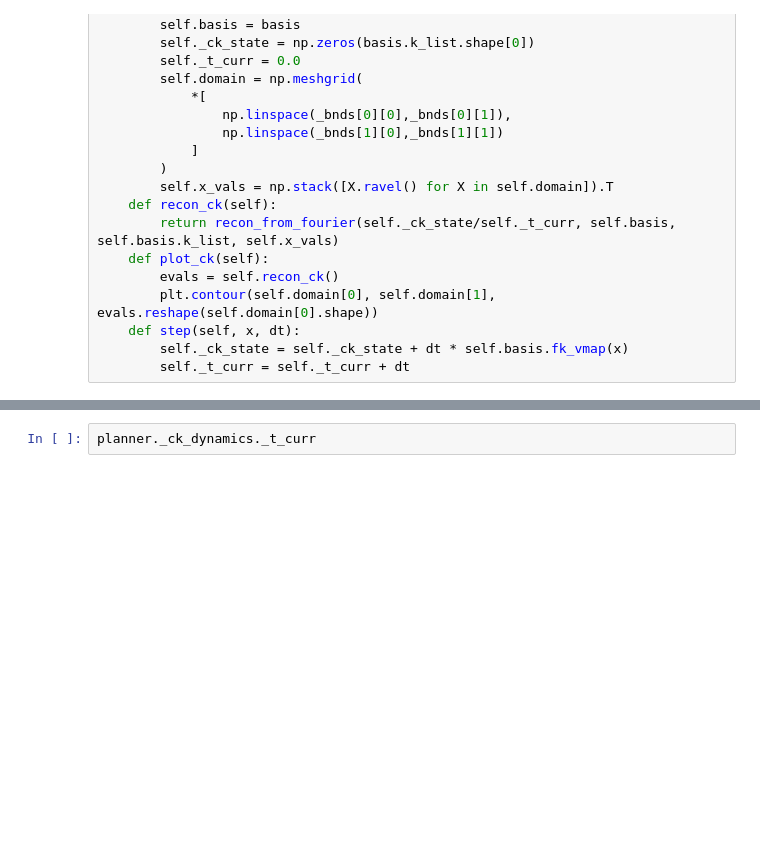
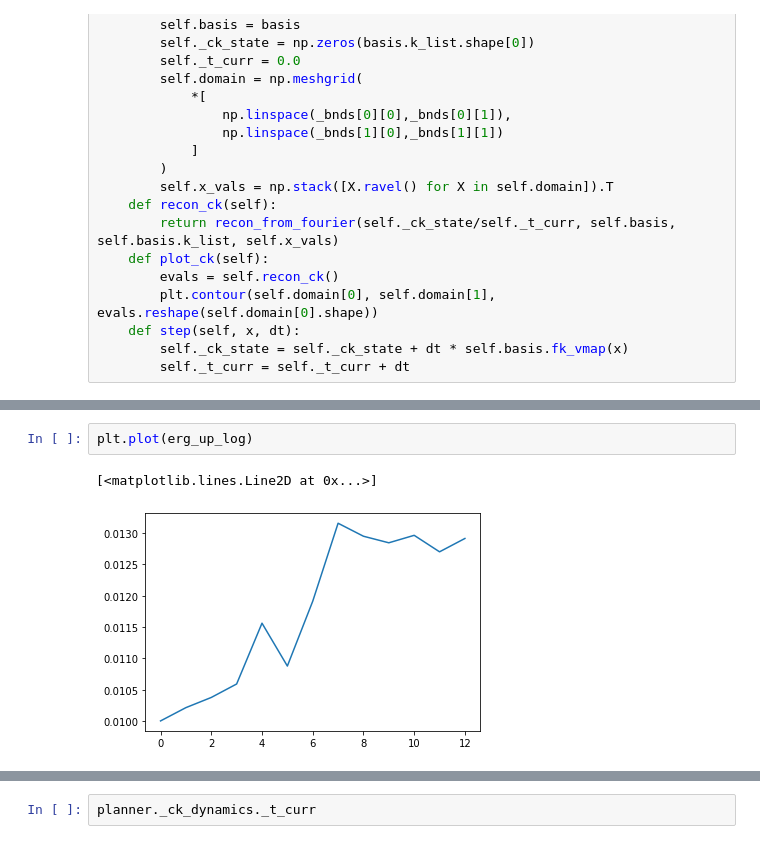
Before and after one commit to ialab-yale/time_optimal_ergodic_search, a Jupyter notebook: experiments/time_varying_search/receding_horizon.ipynb, the cells around one changed output, grey strips where cells are left out. Saved outputs shown, nothing was run; the diff lists cells and outputs as text; blank space fills up the shorter version.

```diff
--- a/experiments/time_varying_search/receding_horizon.ipynb
+++ b/experiments/time_varying_search/receding_horizon.ipynb
@@ -183,3 +199,8 @@ for _ in range(100):
+# %%
+plt.plot(erg_up_log)
+# %% [output]
+[<matplotlib.lines.Line2D at 0x...>]
+[figure, added]
 # %%
 plt.plot(dt_list)
 # %% [output]
```
Also changed, not shown: parts of 6 cells of this notebook, 8 other files.
